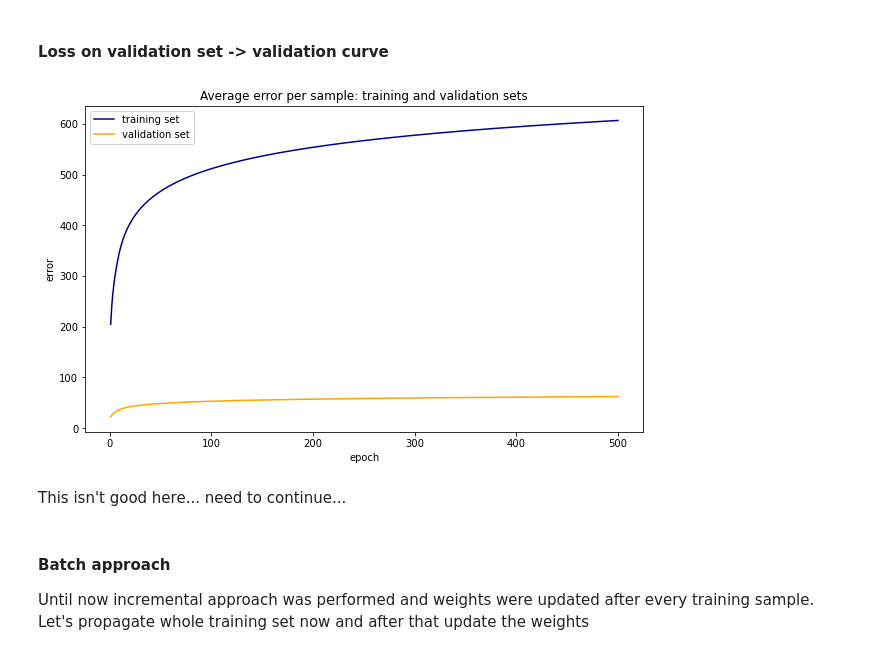
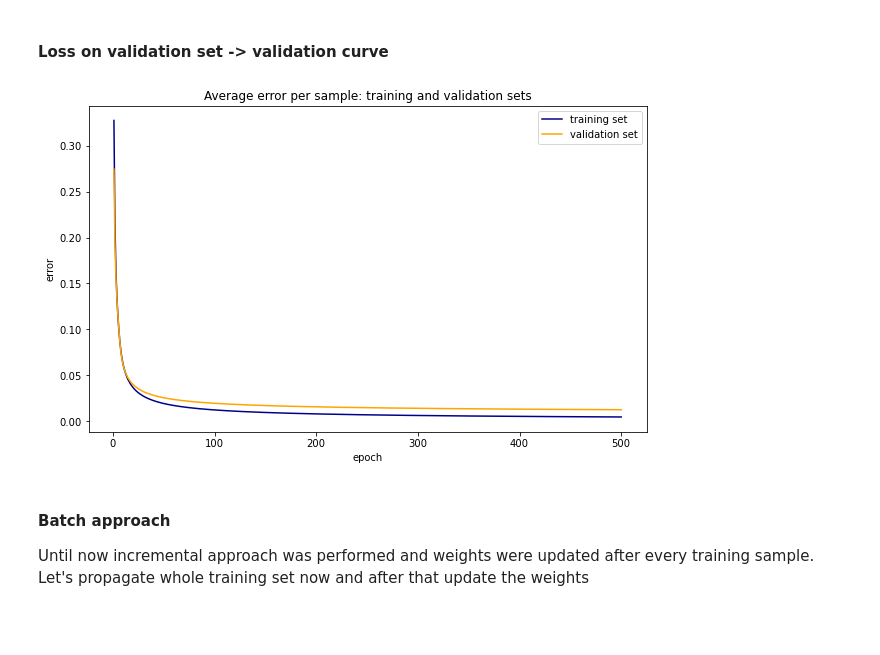
Before and after one commit to nadiaverdha/MachineLearningEx2, a Jupyter notebook: Ex2_wine.ipynb, the cells around one changed output. Cells and saved outputs as stored; diff of their text form; code cells hidden in the pictures; blank space fills up the shorter version.

Commit message:
validation curve corrected, need to continue with mini_batch

```diff
--- a/Ex2_wine.ipynb
+++ b/Ex2_wine.ipynb
@@ -356,31 +356,29 @@ Seems like every split gives good results...
 # %%
 seed = 1234
 # network with 2 layers
 net = Network()
 net.add(FCLayer(13, 8, seed=seed))
 net.add(ActivationLayer(tanh, tanh_prime))
 net.add(FCLayer(8, 3, seed=seed))
 net.add(ActivationLayer(softmax, softmax_prime))
 
 # train
 net.use(categorical_cross_entropy, categorical_cross_entropy_prime)
 
 err_vect_train, err_vect_val = net.fit_plus_validation(X_train_standardized, y_train, X_val_standardized, y_val, epochs=500, learning_rate=0.1)
 
 
 plt.figure(figsize=(10, 6))
-plt.plot(np.arange(1, len(err_vect_train)+1, 1), err_vect, '-', color='darkblue', label='training set')
+plt.plot(np.arange(1, len(err_vect_train)+1, 1), err_vect_train, '-', color='darkblue', label='training set')
 plt.plot(np.arange(1, len(err_vect_val)+1, 1), err_vect_val, '-', color='orange', label='validation set')
 
 plt.xlabel('epoch')
 plt.ylabel('error')
 plt.legend()
 plt.title('Average error per sample: training and validation sets')
 plt.show()
 # %% [output]
-[figure, old version]
+[figure, new version]
-# %% [markdown]
-This isn't good here... need to continue...
 # %% [markdown]
 #### Batch approach
 Until now incremental approach was performed and weights were updated after every training sample. Let's propagate whole training set now and after that update the weights
```
Also changed, not shown: parts of 2 cells of this notebook, 1 other file.
